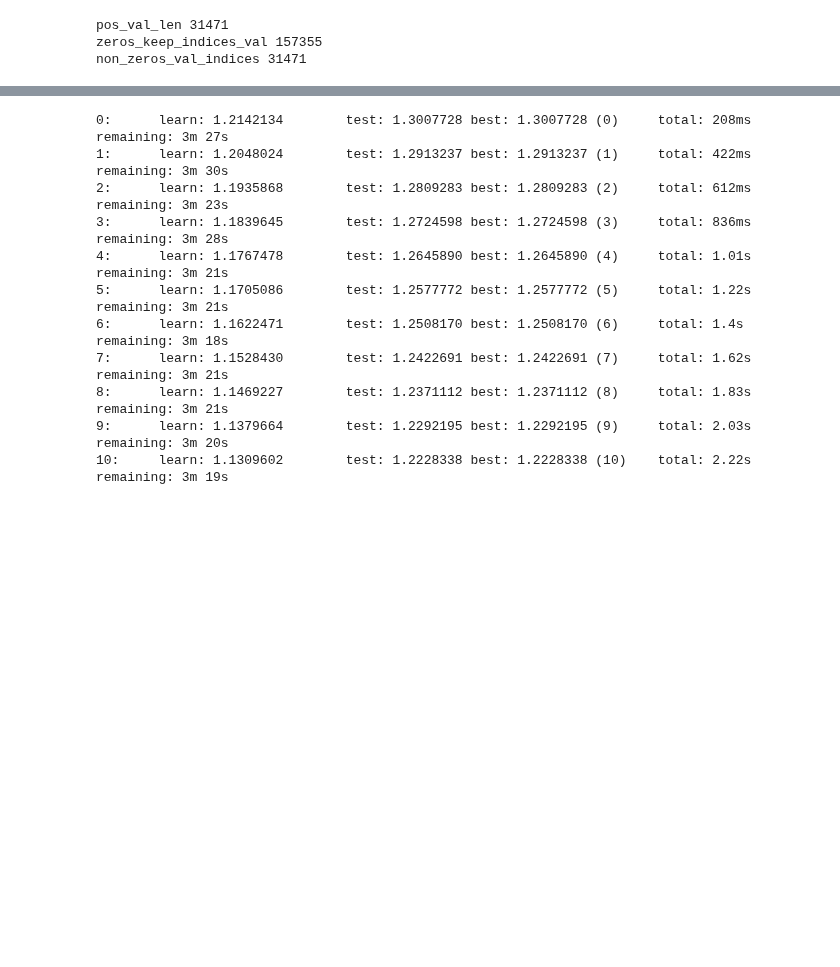
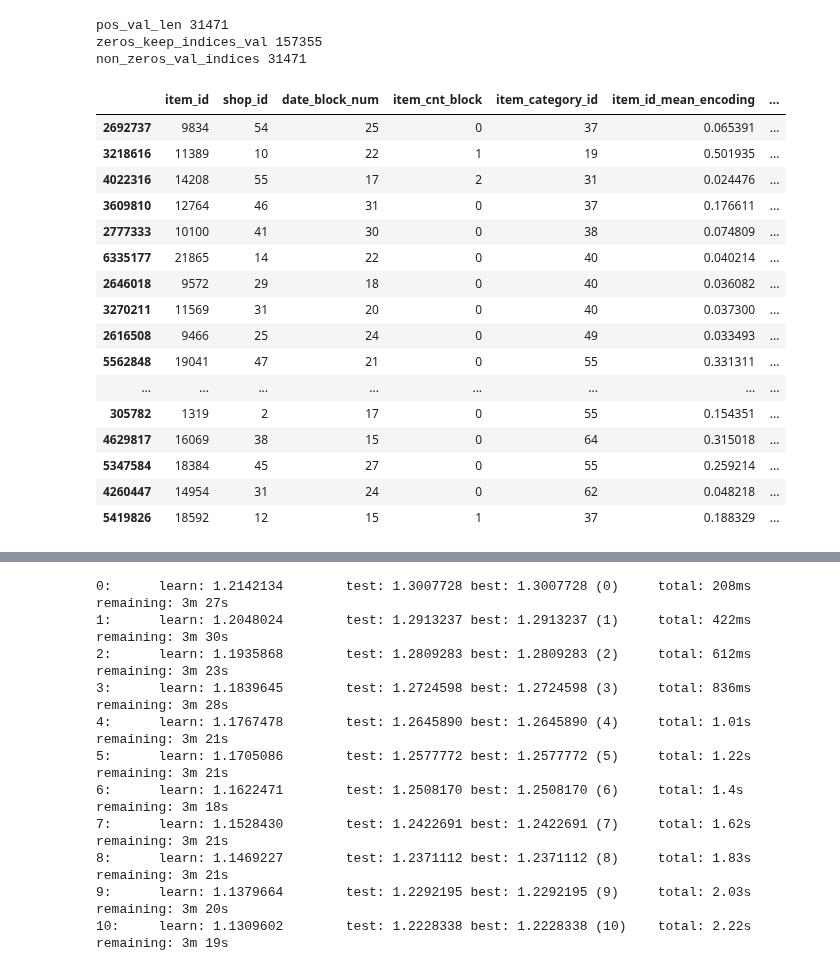
Before and after one commit to stehem/kaggle, a Jupyter notebook: coursera_aml_cds/goddamit4.ipynb, the cells around one changed output, grey strips where cells are left out. Cells and saved outputs as stored; diff of their text form; code cells hidden in the pictures; blank space fills up the shorter version.

Commit message:
mean encondings le ertoiur

```diff
--- a/coursera_aml_cds/goddamit4.ipynb
+++ b/coursera_aml_cds/goddamit4.ipynb
@@ -182,7 +82,3 @@ for index,row in dates.iterrows():
     dates_dict[row['date_block_num']] = {"month": row['month'], "year": row['year']}
 
 training['month'] = pd.to_numeric(training['date_block_num'].apply(lambda block: dates_dict[block]['month']), downcast='unsigned')
-# %%
-cols = ['item_id','date_block_num']
-
-training.groupby(cols,as_index=False)['item_cnt_block'].mean().sample(10)
@@ -200,0 +85,26 @@ training.groupby(cols,as_index=False)['item_cnt_block'].mean().sample(10)
+# %%
+training["shop_cat"] = training["shop_id"].astype(str) + "_" + training["item_category_id"].astype(str)
+# %%
+training["shop_item"] = training["shop_id"].astype(str) + "_" + training["item_id"].astype(str)
+# %%
+#https://maxhalford.github.io/blog/target-encoding-done-the-right-way/
+#https://www.kaggle.com/vprokopev/mean-likelihood-encodings-a-comprehensive-study
+
+from sklearn.model_selection import StratifiedKFold
+columns = ["item_id", "shop_id", "item_category_id", "month", "shop_cat", "shop_item"]
+
+
+y_train = training["item_cnt_block"].values
+folds = KFold(n_splits = 5, shuffle=True).split(training)
+
+i=1
+for in_fold_index, out_of_fold_index in folds:
+    print("fold", i)
+    #print(np.intersect1d(training.loc[in_fold_index]["shop_id"].unique(), training.loc[out_of_fold_index]["shop_id"].unique()))
+    #print(len(in_fold_index))
+    for column in columns:
+        means = training.iloc[in_fold_index].groupby(column)['item_cnt_block'].mean()
+            #x_validation[column + "_mean_target"] = means\
+        name = column + '_mean_encoding'
+        training.loc[out_of_fold_index,name] = training.loc[out_of_fold_index][column].map(means)
+    i+=1
@@ -620,3 +475,23 @@ features = [
     'cat_me_real'
 
 ]
+# %%
+training.sample(20)
+# %% [output]
+|  | item_id | shop_id | date_block_num | item_cnt_block | item_category_id | item_id_mean_encoding | ... |
+| 2692737 | 9834 | 54 | 25 | 0 | 37 | 0.065391 | ... |
+| 3218616 | 11389 | 10 | 22 | 1 | 19 | 0.501935 | ... |
+| 4022316 | 14208 | 55 | 17 | 2 | 31 | 0.024476 | ... |
+| 3609810 | 12764 | 46 | 31 | 0 | 37 | 0.176611 | ... |
+| 2777333 | 10100 | 41 | 30 | 0 | 38 | 0.074809 | ... |
+| 6335177 | 21865 | 14 | 22 | 0 | 40 | 0.040214 | ... |
+| 2646018 | 9572 | 29 | 18 | 0 | 40 | 0.036082 | ... |
+| 3270211 | 11569 | 31 | 20 | 0 | 40 | 0.037300 | ... |
+| 2616508 | 9466 | 25 | 24 | 0 | 49 | 0.033493 | ... |
+| 5562848 | 19041 | 47 | 21 | 0 | 55 | 0.331311 | ... |
+| ... | ... | ... | ... | ... | ... | ... | ... |
+| 305782 | 1319 | 2 | 17 | 0 | 55 | 0.154351 | ... |
+| 4629817 | 16069 | 38 | 15 | 0 | 64 | 0.315018 | ... |
+| 5347584 | 18384 | 45 | 27 | 0 | 55 | 0.259214 | ... |
+| 4260447 | 14954 | 31 | 24 | 0 | 62 | 0.048218 | ... |
+| 5419826 | 18592 | 12 | 15 | 1 | 37 | 0.188329 | ... |
```
Also changed, not shown: parts of 27 cells of this notebook, 1 other file.
